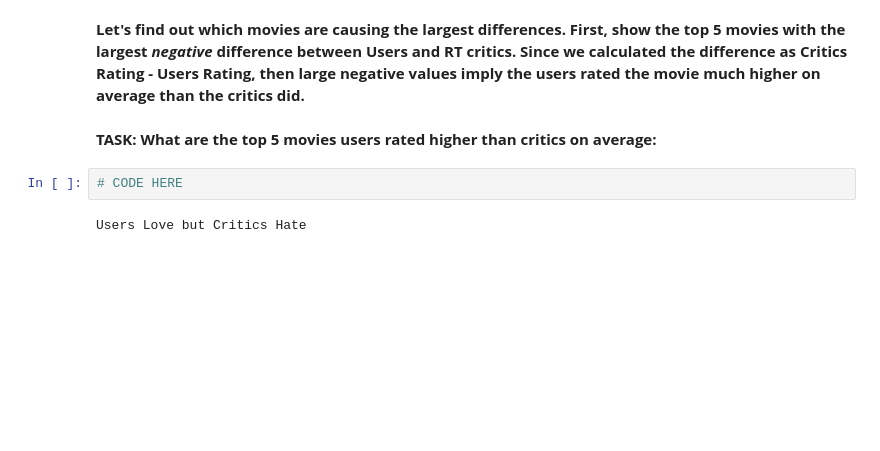
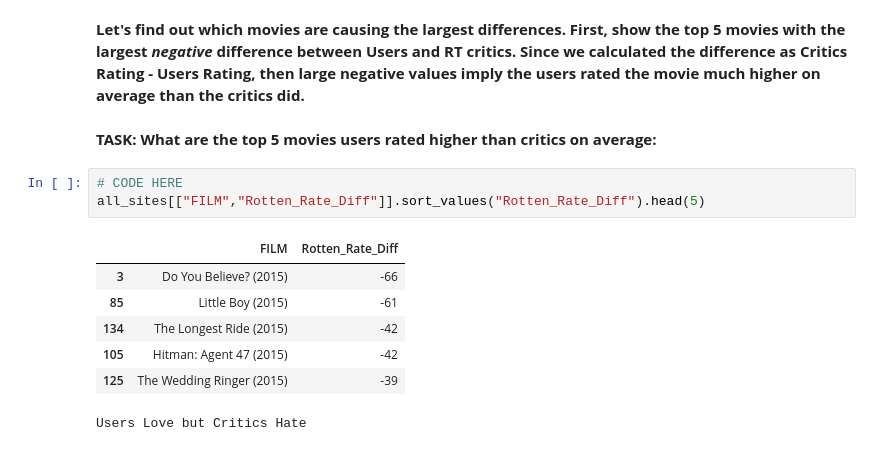
Before and after one commit to Ertugrul-Kurubal/DVwPy-Assigments, a Jupyter notebook: Capstone Project/Capstone-Project.ipynb, the cells around one changed output. Cells and saved outputs as stored; diff of their text form; blank space fills up the shorter version.

Commit message:
Rotten Diff Sorting

```diff
--- a/Capstone Project/Capstone-Project.ipynb
+++ b/Capstone Project/Capstone-Project.ipynb
@@ -558,6 +558,14 @@ plt.title("Abs Difference betweem RT Critics Score and RT User Score");
 **TASK: What are the top 5 movies users rated higher than critics on average:**
 # %%
 # CODE HERE
+all_sites[["FILM","Rotten_Rate_Diff"]].sort_values("Rotten_Rate_Diff").head(5)
+# %% [output]
+|  | FILM | Rotten_Rate_Diff |
+| 3 | Do You Believe? (2015) | -66 |
+| 85 | Little Boy (2015) | -61 |
+| 134 | The Longest Ride (2015) | -42 |
+| 105 | Hitman: Agent 47 (2015) | -42 |
+| 125 | The Wedding Ringer (2015) | -39 |
 # %%
 # %% [output]
 Users Love but Critics Hate
```
